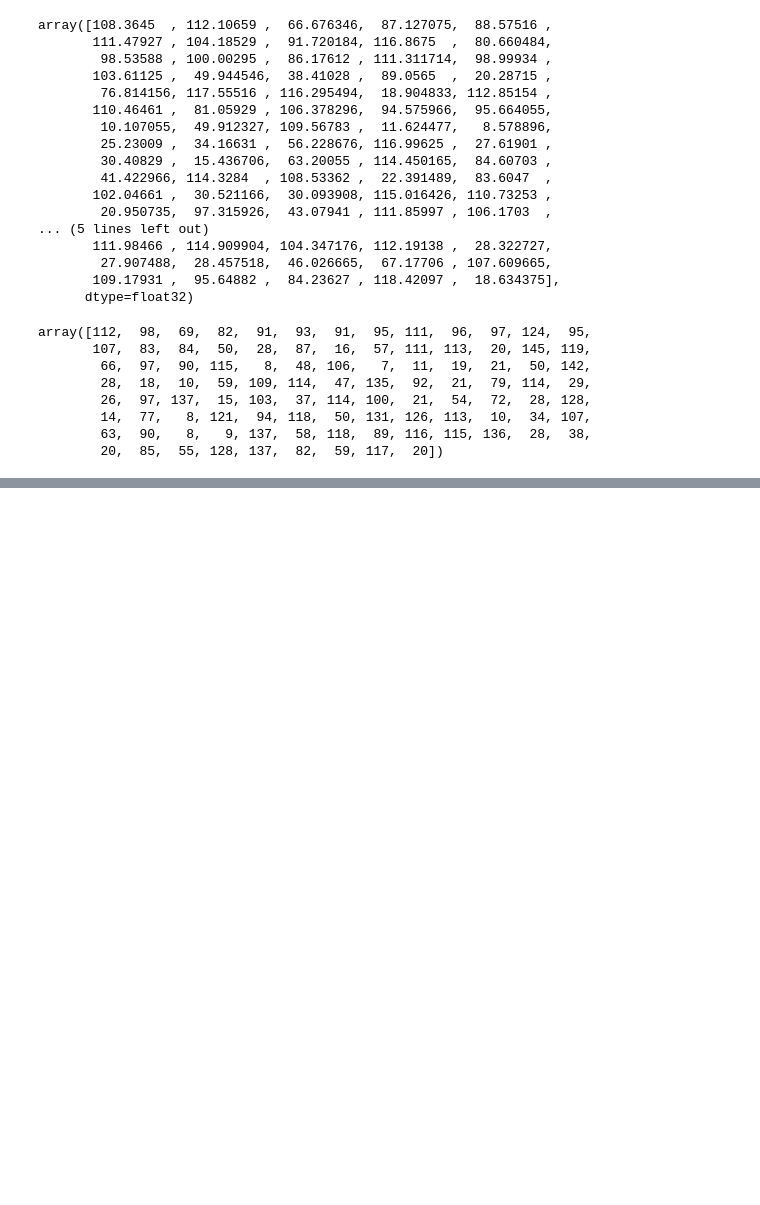
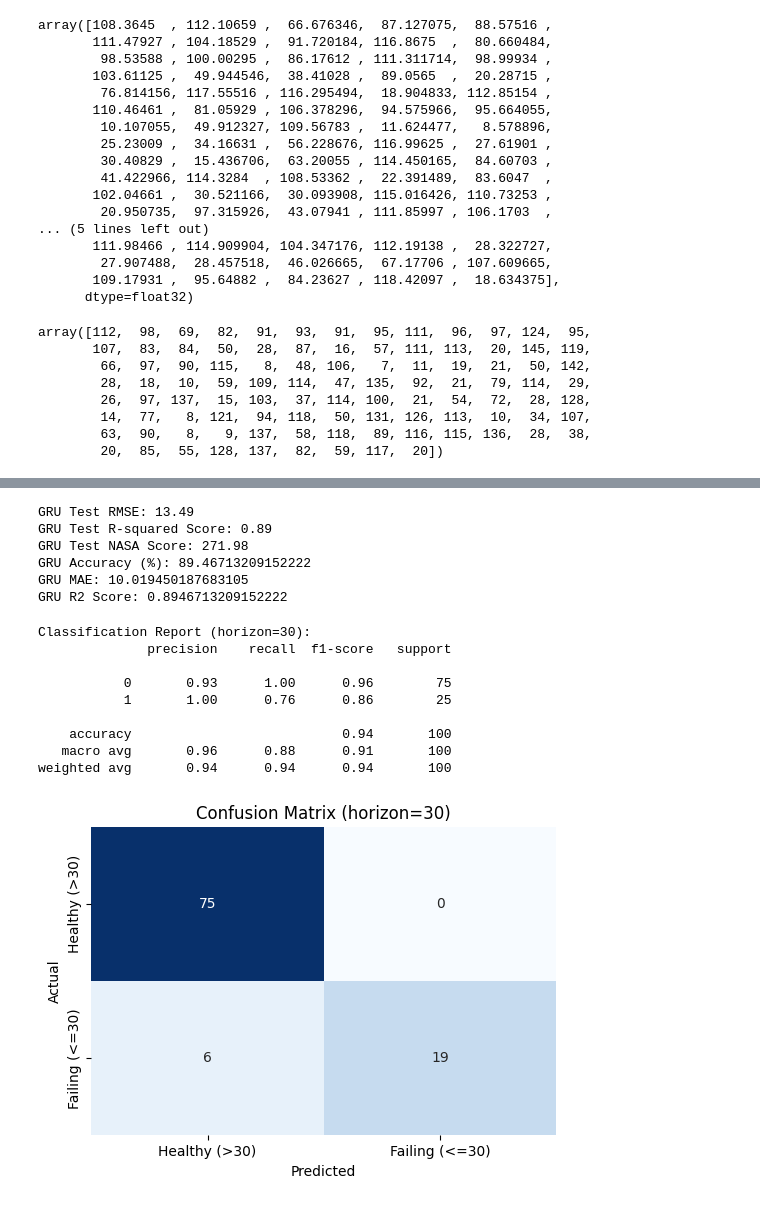
Before and after one commit to Abdo0213/GTC-Predictive-Maintenance, a Jupyter notebook: Notebooks/GTC_fianl_FD001.ipynb, the cells around one changed output, grey strips where cells are left out. Drawn from its saved outputs; the diff is of its cells as text; code cells hidden in the pictures; blank space fills up the shorter version.

```diff
--- a/Notebooks/GTC_fianl_FD001.ipynb
+++ b/Notebooks/GTC_fianl_FD001.ipynb
@@ -480,0 +449,13 @@ array([112,  98,  69,  82,  91,  93,  91,  95, 111,  96,  97, 124,  95,
+# %%
+gru_model.compile(optimizer='adam',
+                  loss='mean_squared_error',
+                  metrics=[tf.keras.metrics.RootMeanSquaredError()])
+# %%
+print("Training the GRU model...")
+gru_history = gru_model.fit(X_train_lstm, y_train_lstm,
+                           epochs=100,
+                           batch_size=32,
+                           validation_split=0.2,
+                           callbacks=[early_stop],
+                           verbose=2)
+print("GRU model training complete.")
@@ -480,0 +480,4 @@ array([112,  98,  69,  82,  91,  93,  91,  95, 111,  96,  97, 124,  95,
+# %%
+y_pred_gru = gru_model.predict(X_test_lstm)
+y_pred_gru = y_pred_gru.flatten()
+print("Predictions made on the test set using the GRU model.")
@@ -480,0 +487,51 @@ array([112,  98,  69,  82,  91,  93,  91,  95, 111,  96,  97, 124,  95,
+# %%
+rmse_gru = np.sqrt(mean_squared_error(y_test_lstm, y_pred_gru))
+print(f"GRU Test RMSE: {rmse_gru:.2f}")
+
+r2_gru = r2_score(y_test_lstm, y_pred_gru)
+print(f"GRU Test R-squared Score: {r2_gru:.2f}")
+
+nasa_score_gru = nasa_score(y_test_lstm, y_pred_gru)
+print(f"GRU Test NASA Score: {nasa_score_gru:.2f}")
+
+mae_gru = mean_absolute_error(y_test_lstm, y_pred_gru)
+accuracy_percent_gru = r2_gru * 100
+print("GRU Accuracy (%):", accuracy_percent_gru)
+print("GRU MAE:", mae_gru)
+print("GRU R2 Score:", r2_gru)
+# %% [output]
+GRU Test RMSE: 13.49
+GRU Test R-squared Score: 0.89
+GRU Test NASA Score: 271.98
+GRU Accuracy (%): 89.46713209152222
+GRU MAE: 10.019450187683105
+GRU R2 Score: 0.8946713209152222
+# %%
+# Classification framing
+threshold = 30
+y_test_class = (y_test_lstm <= threshold).astype(int)
+y_pred_class = (y_pred_gru <= threshold).astype(int)
+
+print("\nClassification Report (horizon=30):")
+print(classification_report(y_test_class, y_pred_class))
+
+cm = confusion_matrix(y_test_class, y_pred_class)
+plt.figure(figsize=(6,4))
+sns.heatmap(cm, annot=True, fmt="d", cmap="Blues", cbar=False,
+            xticklabels=["Healthy (>30)","Failing (<=30)"],
+            yticklabels=["Healthy (>30)","Failing (<=30)"])
+plt.xlabel("Predicted")
+plt.ylabel("Actual")
+plt.title(f"Confusion Matrix (horizon={threshold})")
+plt.show()
+# %% [output]
+Classification Report (horizon=30):
+              precision    recall  f1-score   support
+
+           0       0.93      1.00      0.96        75
+           1       1.00      0.76      0.86        25
+
+    accuracy                           0.94       100
+   macro avg       0.96      0.88      0.91       100
+weighted avg       0.94      0.94      0.94       100
+[figure, added]
```
Also changed, not shown: parts of 11 cells of this notebook, 10 other files.
